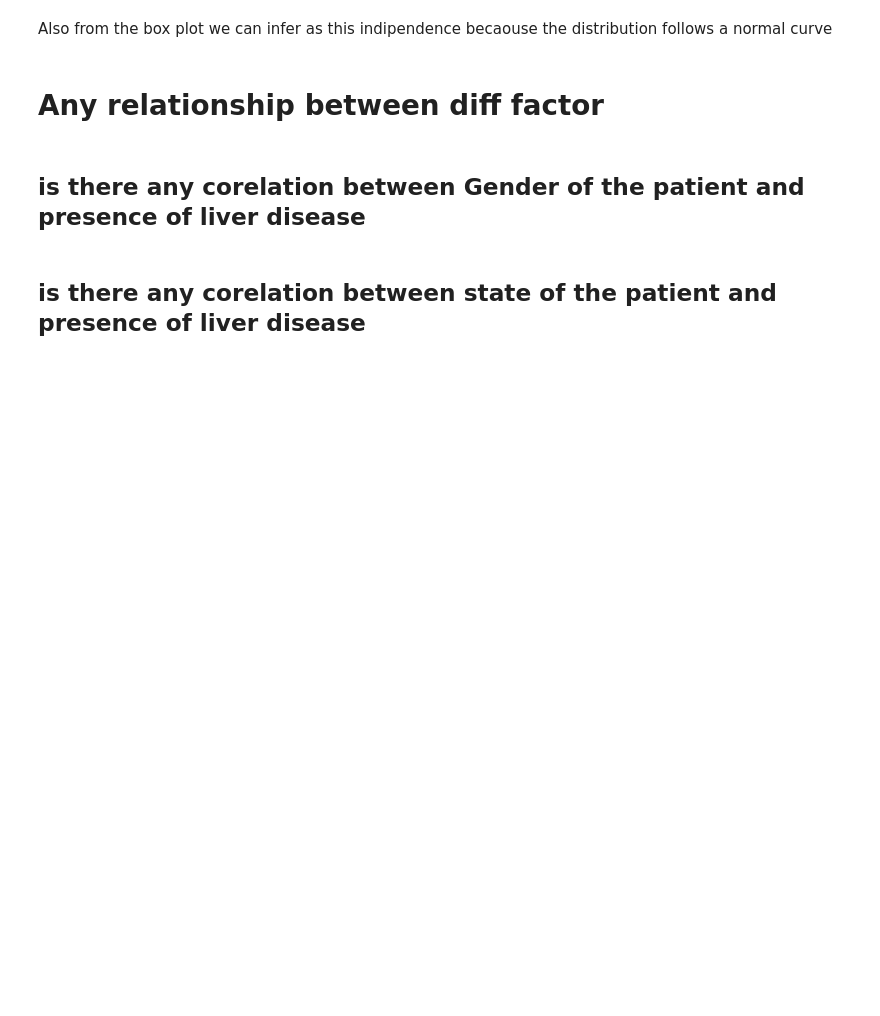
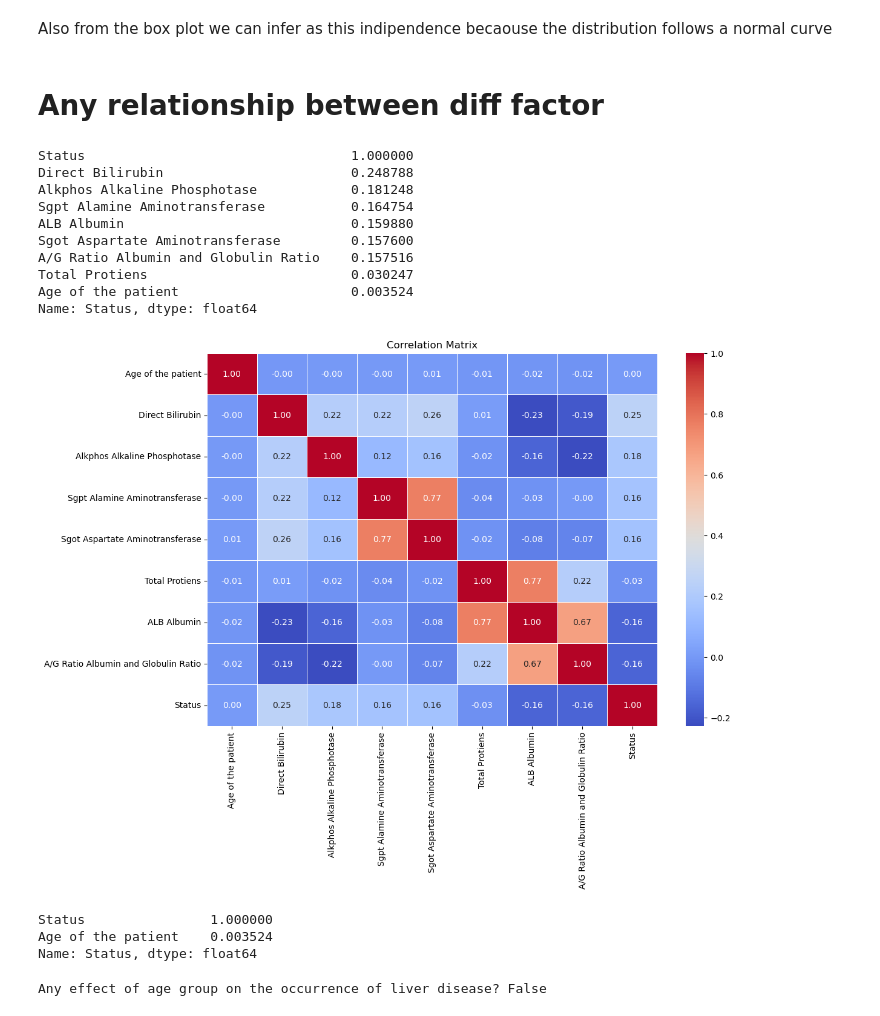
Before and after one commit to swharesh/Capstone-AIacademy, a Jupyter notebook: final_1.ipynb, the cells around one changed output. Saved outputs shown, nothing was run; the diff lists cells and outputs as text; code cells hidden in the pictures; blank space fills up the shorter version.

Commit message:
pyspark notebook

````diff
--- a/final_1.ipynb
+++ b/final_1.ipynb
@@ -259,4 +399,6 @@ merge_clean_data=merge_clean_data.drop_duplicates()
+# %%
+merge_data=merge_data.distinct()
 # %% [markdown]
 we also know that ```Total Bilirubin``` and ```Total Bilirubin``` are highly correlated to each other and are the most dominat we can drop any one of the col
 # %%
-merge_clean_data.drop('Total Bilirubin', axis=1, inplace= True)
+merge_data = merge_data.drop('Total Bilirubin')
@@ -282,19 +450,45 @@ Also from the box plot we can infer as this indipendence becaouse the distributi
 # %% [markdown]
 # Any relationship between diff factor
 # %%
-correlation_matrix = merge_clean_data.corr(method='pearson',numeric_only=True)
+# Calculate correlation matrix
+correlation_matrix = merge_data.toPandas().corr(method='pearson')
+
+# Calculate absolute correlation with 'Status' column
 liver_d_corr = correlation_matrix["Status"].abs().sort_values(ascending=False)
-
 print(liver_d_corr)
 
-plt.figure(figsize=(12,8))
-sns.heatmap(correlation_matrix,annot=True , cmap="coolwarm",fmt=".2f",linewidths=.5)
+# Plot correlation heatmap
+plt.figure(figsize=(12, 8))
+sns.heatmap(correlation_matrix, annot=True, cmap="coolwarm", fmt=".2f", linewidths=0.5)
 plt.title('Correlation Matrix')
 plt.show()
+# %% [output]
+Status                                  1.000000
+Direct Bilirubin                        0.248788
+Alkphos Alkaline Phosphotase            0.181248
+Sgpt Alamine Aminotransferase           0.164754
+ALB Albumin                             0.159880
+Sgot Aspartate Aminotransferase         0.157600
+A/G Ratio Albumin and Globulin Ratio    0.157516
+Total Protiens                          0.030247
+Age of the patient                      0.003524
+Name: Status, dtype: float64
+[figure, added]
 # %%
-correlation_matrix = merge_data[["Age of the patient","Status"]].corr(method='pearson',numeric_only=True)
+from pyspark.sql.functions import col
+
+# Select relevant columns and calculate correlation matrix
+correlation_matrix = merge_data.select("Age of the patient", "Status").toPandas().corr(method='pearson')
+
+# Extract correlation with 'Status' column
 liver_d_corr_with_age = correlation_matrix["Status"].sort_values(ascending=False)
 print(liver_d_corr_with_age)
-print("\nAny affect of age group on the occurrence of liver disease?", liver_d_corr_with_age["Age of the patient"]>0.1)
+
+# Check if there's a significant effect of age group on the occurrence of liver disease
+significant_effect = liver_d_corr_with_age["Age of the patient"] > 0.1
+print("\nAny effect of age group on the occurrence of liver disease?", significant_effect)
+# %% [output]
+Status                1.000000
+Age of the patient    0.003524
+Name: Status, dtype: float64
+Any effect of age group on the occurrence of liver disease? False
-# %% [markdown]
-## is there any corelation between Gender of the patient and presence of liver disease
@@ -312,2 +494,0 @@ print(ChiSqResult[1]<0.05)
-# %% [markdown]
-## is there any corelation between state of the patient and presence of liver disease
````
Also changed, not shown: parts of 35 cells of this notebook.
